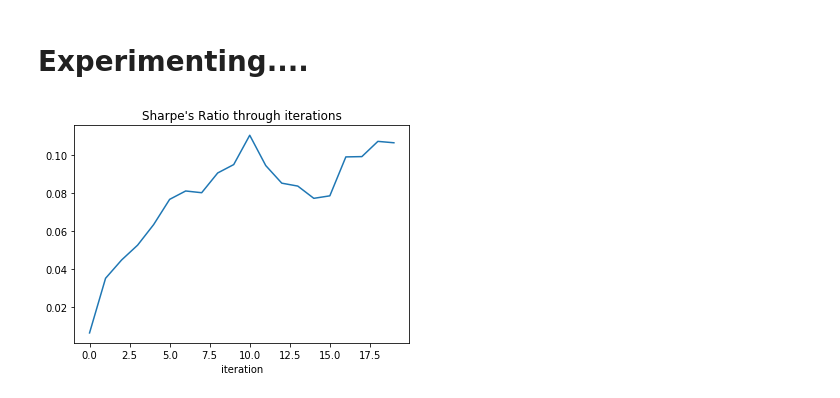
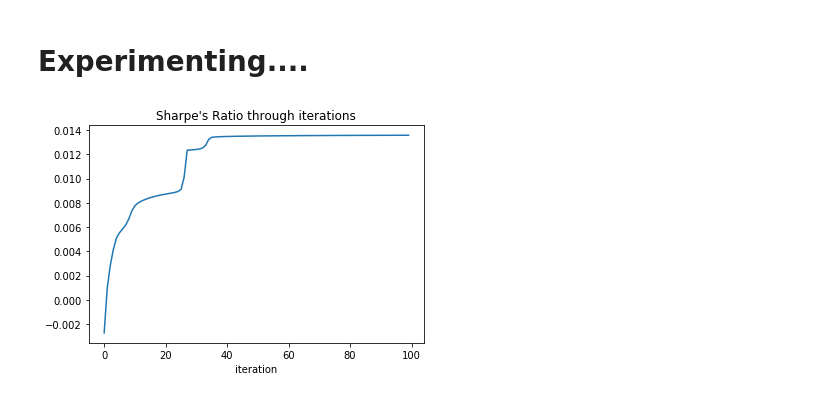
Before and after one commit to FRTP/Algorithms, a Jupyter notebook: src/main_test.ipynb, the cells around one changed output. Saved outputs shown, nothing was run; the diff lists cells and outputs as text; code cells hidden in the pictures.

```diff
--- a/src/main_test.ipynb
+++ b/src/main_test.ipynb
@@ -59,16 +61,33 @@ std(retDAX):  0.0147580478684
 # Here goes the main part:
 # %% [markdown]
 # Experimenting....
+# %%
+def get_trader_func(X_input, M_input):
+    # Last coordinates of X vectors.
+    return np.array(X_input)[:, M_input + 2]
+
+
+# def get_grad_F_w(maxT_input, X_input, w_input):
+#     dFt = np.zeros((maxT_input, ))
+#     dFt = [(1 - (traderFunction(X[0], w) ** 2)) * X[0]]
+#     for t in range(maxT):
+#         dFt.append((1 - (traderFunction(X[0], w) ** 2)) * (X[t] + (w[-1] * dFt[-1])))
 # %%
+%%time
 M = 10  # The number of time series inputs to the trader.
 w = np.random.uniform(0.0, 1.0, M+3)  # Weights initialization.
 
 miu = 1  # Maximum possible number of shares per transaction.
-delta = 0.0001  # Cost for a transaction at period t.
+delta = 0.0006  # Cost for a transaction at period t.
+                # 0.0006 is default value in Moscow
 
 maxT = 500
-num_iter = 20
+num_iter = 100
 learning_rate = 0.01
+# start with 0.01 and change it after every epoch this way --> Lr_current = Lr_0*(n_all_epochs-cur_epoch)/n_all_epochs
+
+# predict with dynamic window - 50 predicted and learn on 100 prev real data
+
 
 sums_rew = []
 last_srs = []
@@ -76,10 +95,7 @@ last_srs = []
 for iterr in range(num_iter):
     X = build_x(maxT, M, my_retDAX, w)
 
-    ##################
-    # Get values of Trader Function.
-    ##################
-    F = np.array(X)[:,M+2]  # Last coordinates of X vectors.
+    F = get_trader_func(X, M)
 
     ##################
     # Calculate rewards till time step maxT.
@@ -91,11 +107,14 @@ for iterr in range(num_iter):
     ##################
     dFt = [(1 - (traderFunction(X[0], w) ** 2)) * X[0]]
     for t in range(maxT):
-        dFt.append((1 - (traderFunction(X[0], w) ** 2)) * (X[t] + (w[-1] * dFt[-1])))
+        dFt.append((1 - (traderFunction(X[t], w) ** 2)) * (X[t] + (w[-1] * dFt[-1])))
+
+#     dFt = get_grad
 
     ##################
     # Gradient Calculations.
     ##################
+
     someT = maxT
 
     A = sum(rewards[:someT]) / someT
@@ -104,31 +123,31 @@ for iterr in range(num_iter):
     dSdA = (1 / np.sqrt(B - (A ** 2))) + ((A ** 2) / ((B - (A ** 2)) ** (3/2)))
     dSdB = -1 * (A / (2 * (((B - (A ** 2))) ** (3/2))))
 
     grad = 0
     for t in range(1, someT):
         dAdR = 1 / someT
         dBdR = 2 * rewards[t] / someT
 
         dRdFt = -1 * miu * delta * np.sign(F[t] - F[t-1])
         dRdFtt = (miu * my_retDAX[t]) - dRdFt
 
         dFtdw = dFt[t]
         dFttdw = dFt[t-1]
 
         grad += (dSdA*dAdR + dSdB*dBdR) * (dRdFt*dFtdw + dRdFtt*dFttdw)
 
     ##################
     # Weights update.
     ##################
     w_old = w.copy()
     w += learning_rate * grad
 
     sums_rew.append(sum(rewards))
     last_srs.append(s_ratio)
 
 plt.plot(last_srs)
 plt.title("Sharpe's Ratio through iterations")
 plt.xlabel('iteration')
 plt.show()
 # %% [output]
-[figure, old version]
+[figure, new version]
```
Also changed, not shown: parts of 3 cells of this notebook.
